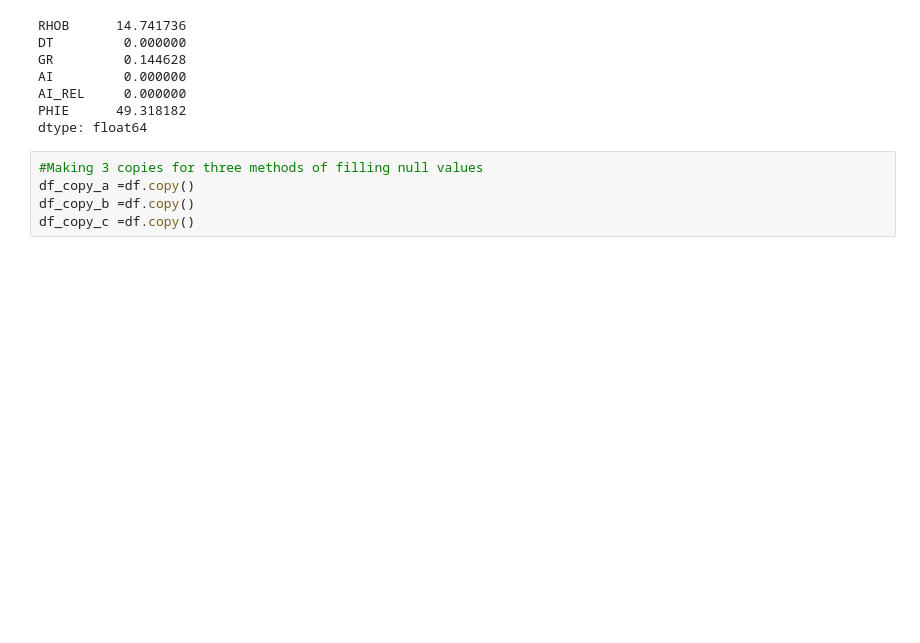
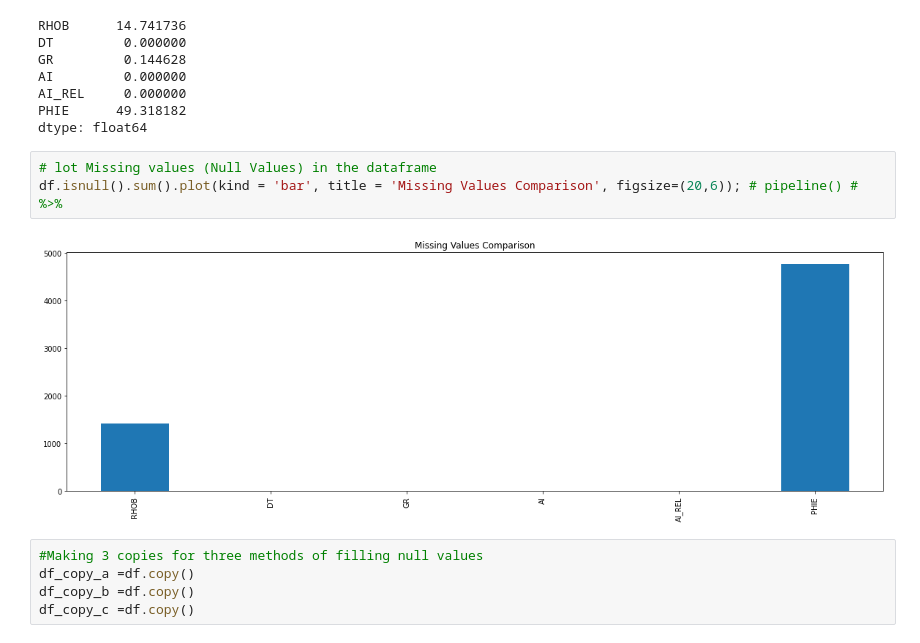
Before and after one commit to RehabYousry/10Days_Challenge, a Jupyter notebook: RY Day4 of 10.ipynb, the cells around one changed output. Saved outputs shown, nothing was run; the diff lists cells and outputs as text; blank space fills up the shorter version.

```diff
--- a/RY Day4 of 10.ipynb
+++ b/RY Day4 of 10.ipynb
@@ -120,6 +120,11 @@ AI         0.000000
 AI_REL     0.000000
 PHIE      49.318182
 dtype: float64
+# %%
+# lot Missing values (Null Values) in the dataframe
+df.isnull().sum().plot(kind = 'bar', title = 'Missing Values Comparison', figsize=(20,6)); # pipeline() # %>%
+# %% [output]
+[figure, added]
 # %%
 #Making 3 copies for three methods of filling null values
 df_copy_a =df.copy()
```
